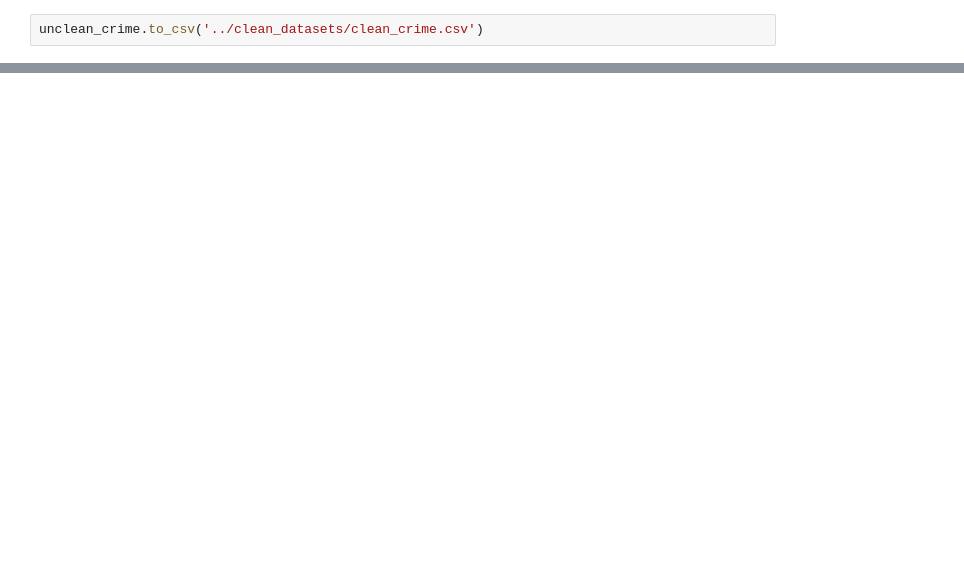
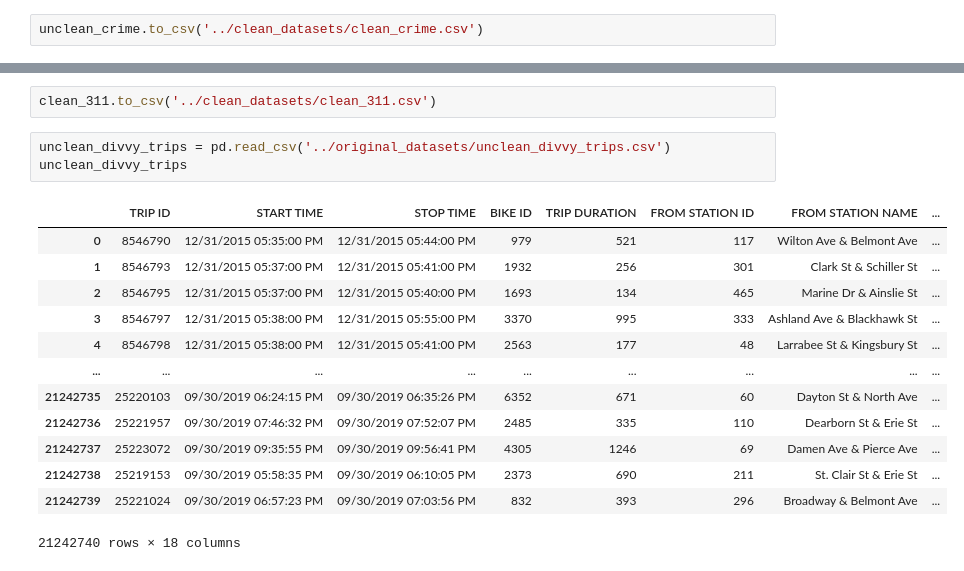
Before and after one commit to evanameyer1/Machine-Learning-Crime-Prediction-Application, a Jupyter notebook: code/data_cleaning.ipynb, the cells around one changed output, grey strips where cells are left out. Drawn from its saved outputs; the diff is of its cells as text; blank space fills up the shorter version.

Commit message:
finalized data cleaning

```diff
--- a/code/data_cleaning.ipynb
+++ b/code/data_cleaning.ipynb
@@ -160,0 +523,19 @@ unclean_crime.to_csv('../clean_datasets/clean_crime.csv')
+# %%
+clean_311.to_csv('../clean_datasets/clean_311.csv')
+# %%
+unclean_divvy_trips = pd.read_csv('../original_datasets/unclean_divvy_trips.csv')
+unclean_divvy_trips
+# %% [output]
+|  | TRIP ID | START TIME | STOP TIME | BIKE ID | TRIP DURATION | FROM STATION ID | FROM STATION NAME | ... |
+| 0 | 8546790 | 12/31/2015 05:35:00 PM | 12/31/2015 05:44:00 PM | 979 | 521 | 117 | Wilton Ave & Belmont Ave | ... |
+| 1 | 8546793 | 12/31/2015 05:37:00 PM | 12/31/2015 05:41:00 PM | 1932 | 256 | 301 | Clark St & Schiller St | ... |
+| 2 | 8546795 | 12/31/2015 05:37:00 PM | 12/31/2015 05:40:00 PM | 1693 | 134 | 465 | Marine Dr & Ainslie St | ... |
+| 3 | 8546797 | 12/31/2015 05:38:00 PM | 12/31/2015 05:55:00 PM | 3370 | 995 | 333 | Ashland Ave & Blackhawk St | ... |
+| 4 | 8546798 | 12/31/2015 05:38:00 PM | 12/31/2015 05:41:00 PM | 2563 | 177 | 48 | Larrabee St & Kingsbury St | ... |
+| ... | ... | ... | ... | ... | ... | ... | ... | ... |
+| 21242735 | 25220103 | 09/30/2019 06:24:15 PM | 09/30/2019 06:35:26 PM | 6352 | 671 | 60 | Dayton St & North Ave | ... |
+| 21242736 | 25221957 | 09/30/2019 07:46:32 PM | 09/30/2019 07:52:07 PM | 2485 | 335 | 110 | Dearborn St & Erie St | ... |
+| 21242737 | 25223072 | 09/30/2019 09:35:55 PM | 09/30/2019 09:56:41 PM | 4305 | 1246 | 69 | Damen Ave & Pierce Ave | ... |
+| 21242738 | 25219153 | 09/30/2019 05:58:35 PM | 09/30/2019 06:10:05 PM | 2373 | 690 | 211 | St. Clair St & Erie St | ... |
+| 21242739 | 25221024 | 09/30/2019 06:57:23 PM | 09/30/2019 07:03:56 PM | 832 | 393 | 296 | Broadway & Belmont Ave | ... |
+21242740 rows × 18 columns
```
Also changed, not shown: parts of 47 cells of this notebook, 2 other files.
